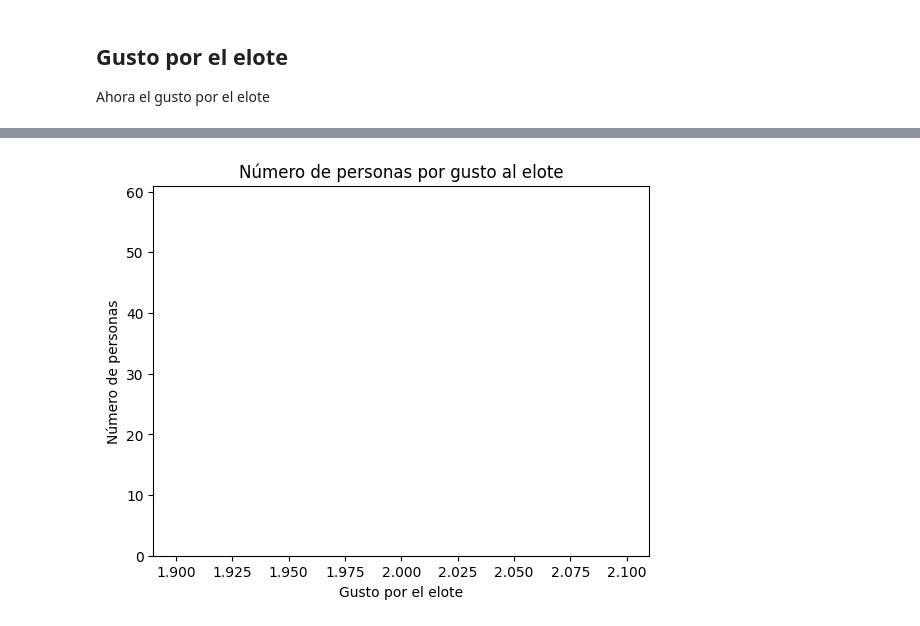
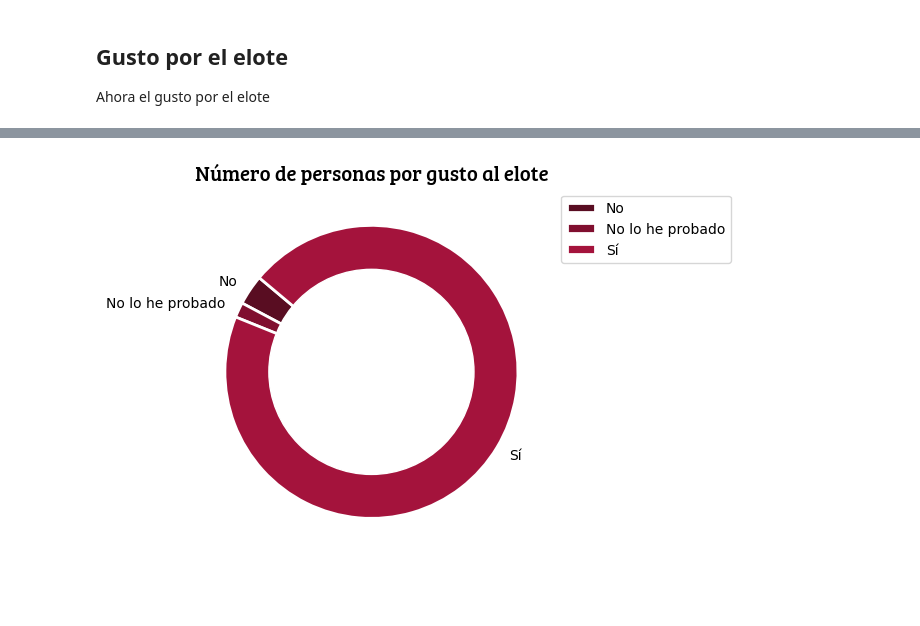
Before and after one commit to Chere3/maizteca_analisis, a Jupyter notebook: main.ipynb, the cells around one changed output, grey strips where cells are left out. Cells and saved outputs as stored; diff of their text form; code cells hidden in the pictures; blank space fills up the shorter version.

```diff
--- a/main.ipynb
+++ b/main.ipynb
@@ -181,16 +261,55 @@ plt.show()
 Ahora el gusto por el elote
 # %%
 # Get the data.
-like_data = np.unique(np.array(list(map(lambda x: x if x!="nan" else "No contestó", data[:, 3]))), return_counts=True)
+like_data = np.unique(
+    np.array(list(map(lambda x: x if x != "nan" else "No contestó", data[:, 3]))),
+    return_counts=True,
+)
 
 # Plot the data and print table.
-print(pd.DataFrame({"¿Te gusta el elote?": like_data[0], "Número de personas": like_data[1]}))
-plt.stackplot(like_data[1][0], like_data[1][1], like_data[1][2], labels=like_data[0], colors=["#FFD700", "#FFA500", "#FF6347"])
+print(
+    pd.DataFrame(
+        {"Gusto por el elote": like_data[0], "Número de personas": like_data[1]}
+    )
+)
+
+# Create the figure and the axes.
+fig, ax = plt.subplots(figsize=(6, 4), constrained_layout=True)
+colors = [
+    "#590D22",
+    "#800F2F",
+    "#A4133C",
+    "#C9184A",
+    "#FF4D6D",
+    "#FF758F",
+    "#FF8FA3",
+    "#FFB3C1",
+    "#FFCCD5",
+    "#FFF0F3",
+]
+
+# Create a donut plot.
+plt.pie(
+    like_data[1],
+    colors=colors,
+    startangle=140,
+    labels=like_data[0],
+    wedgeprops={"linewidth": 2, "edgecolor": "white"},
+)
+
+# add a circle at the center to transform it in a donut chart
+my_circle = plt.Circle((0, 0), 0.7, color="white")
+p = plt.gcf()
+p.gca().add_artist(my_circle)
 
 # Add labels.
-plt.xlabel("Gusto por el elote")
-plt.ylabel("Número de personas")
-plt.title("Número de personas por gusto al elote")
+plt.title(
+    "Número de personas por gusto al elote",
+    fontsize=15,
+    fontweight="bold",
+    fontname="Bree Serif",
+)
 
+plt.legend(loc="upper right", bbox_to_anchor=(1, 0, 0.5, 1))
 plt.show()
 # %% [output]
@@ -201 +320 @@ plt.show()
-[figure, old version]
+[figure, new version]
```
Also changed, not shown: parts of 14 cells of this notebook, 3 other files.
